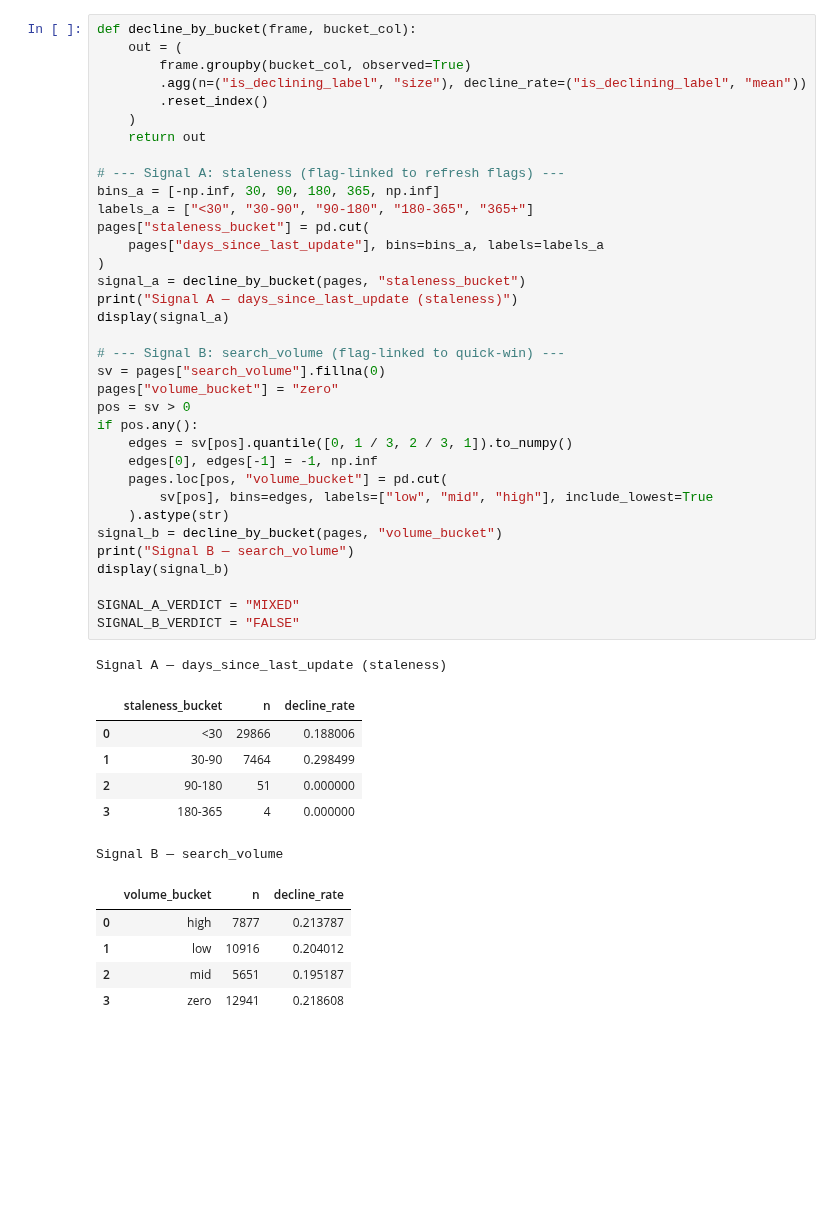
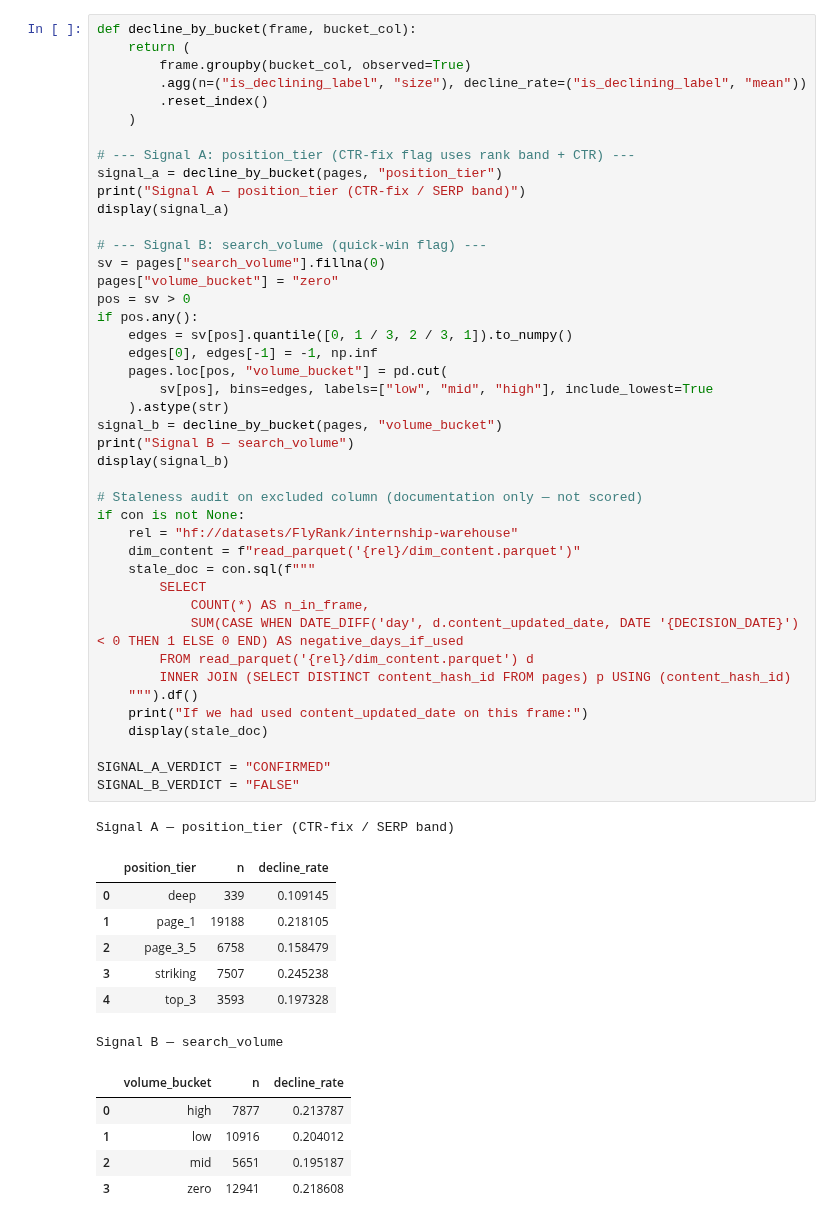
Before and after one commit to JunaidAhamed-7777/flyrank-machine-learning, a Jupyter notebook: work/notebooks/w04_baseline_score.ipynb, the cells around one changed output. Drawn from its saved outputs; the diff is of its cells as text; blank space fills up the shorter version.

```diff
--- a/work/notebooks/w04_baseline_score.ipynb
+++ b/work/notebooks/w04_baseline_score.ipynb
@@ -172,45 +225,54 @@ Scoring frame: 37,385 pages | base decline rate: 0.210
 # %%
 def decline_by_bucket(frame, bucket_col):
-    out = (
+    return (
         frame.groupby(bucket_col, observed=True)
         .agg(n=("is_declining_label", "size"), decline_rate=("is_declining_label", "mean"))
         .reset_index()
     )
-    return out
 
-# --- Signal A: staleness (flag-linked to refresh flags) ---
-bins_a = [-np.inf, 30, 90, 180, 365, np.inf]
-labels_a = ["<30", "30-90", "90-180", "180-365", "365+"]
-pages["staleness_bucket"] = pd.cut(
-    pages["days_since_last_update"], bins=bins_a, labels=labels_a
-)
-signal_a = decline_by_bucket(pages, "staleness_bucket")
-print("Signal A — days_since_last_update (staleness)")
+# --- Signal A: position_tier (CTR-fix flag uses rank band + CTR) ---
+signal_a = decline_by_bucket(pages, "position_tier")
+print("Signal A — position_tier (CTR-fix / SERP band)")
 display(signal_a)
 
-# --- Signal B: search_volume (flag-linked to quick-win) ---
+# --- Signal B: search_volume (quick-win flag) ---
 sv = pages["search_volume"].fillna(0)
 pages["volume_bucket"] = "zero"
 pos = sv > 0
 if pos.any():
     edges = sv[pos].quantile([0, 1 / 3, 2 / 3, 1]).to_numpy()
     edges[0], edges[-1] = -1, np.inf
     pages.loc[pos, "volume_bucket"] = pd.cut(
         sv[pos], bins=edges, labels=["low", "mid", "high"], include_lowest=True
     ).astype(str)
 signal_b = decline_by_bucket(pages, "volume_bucket")
 print("Signal B — search_volume")
 display(signal_b)
 
-SIGNAL_A_VERDICT = "MIXED"
+# Staleness audit on excluded column (documentation only — not scored)
+if con is not None:
+    rel = "hf://datasets/FlyRank/internship-warehouse"
+    dim_content = f"read_parquet('{rel}/dim_content.parquet')"
+    stale_doc = con.sql(f"""
+        SELECT
+            COUNT(*) AS n_in_frame,
+            SUM(CASE WHEN DATE_DIFF('day', d.content_updated_date, DATE '{DECISION_DATE}') < 0 THEN 1 ELSE 0 END) AS negative_days_if_used
+        FROM read_parquet('{rel}/dim_content.parquet') d
+        INNER JOIN (SELECT DISTINCT content_hash_id FROM pages) p USING (content_hash_id)
+    """).df()
+    print("If we had used content_updated_date on this frame:")
+    display(stale_doc)
+
+SIGNAL_A_VERDICT = "CONFIRMED"
 SIGNAL_B_VERDICT = "FALSE"
 # %% [output]
-Signal A — days_since_last_update (staleness)
+Signal A — position_tier (CTR-fix / SERP band)
-|  | staleness_bucket | n | decline_rate |
-| 0 | <30 | 29866 | 0.188006 |
-| 1 | 30-90 | 7464 | 0.298499 |
-| 2 | 90-180 | 51 | 0.000000 |
-| 3 | 180-365 | 4 | 0.000000 |
+|  | position_tier | n | decline_rate |
+| 0 | deep | 339 | 0.109145 |
+| 1 | page_1 | 19188 | 0.218105 |
+| 2 | page_3_5 | 6758 | 0.158479 |
+| 3 | striking | 7507 | 0.245238 |
+| 4 | top_3 | 3593 | 0.197328 |
 Signal B — search_volume
 |  | volume_bucket | n | decline_rate |
 | 0 | high | 7877 | 0.213787 |
```
Also changed, not shown: parts of 10 cells of this notebook.
